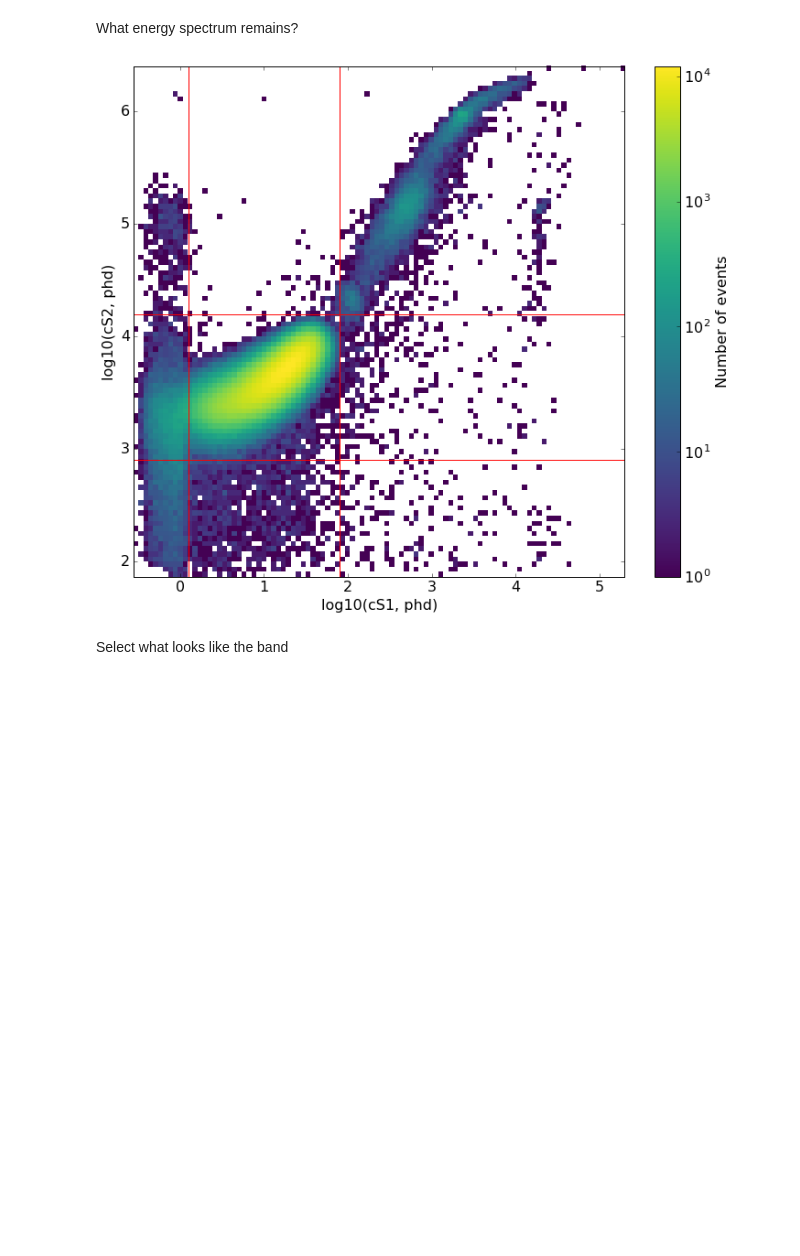
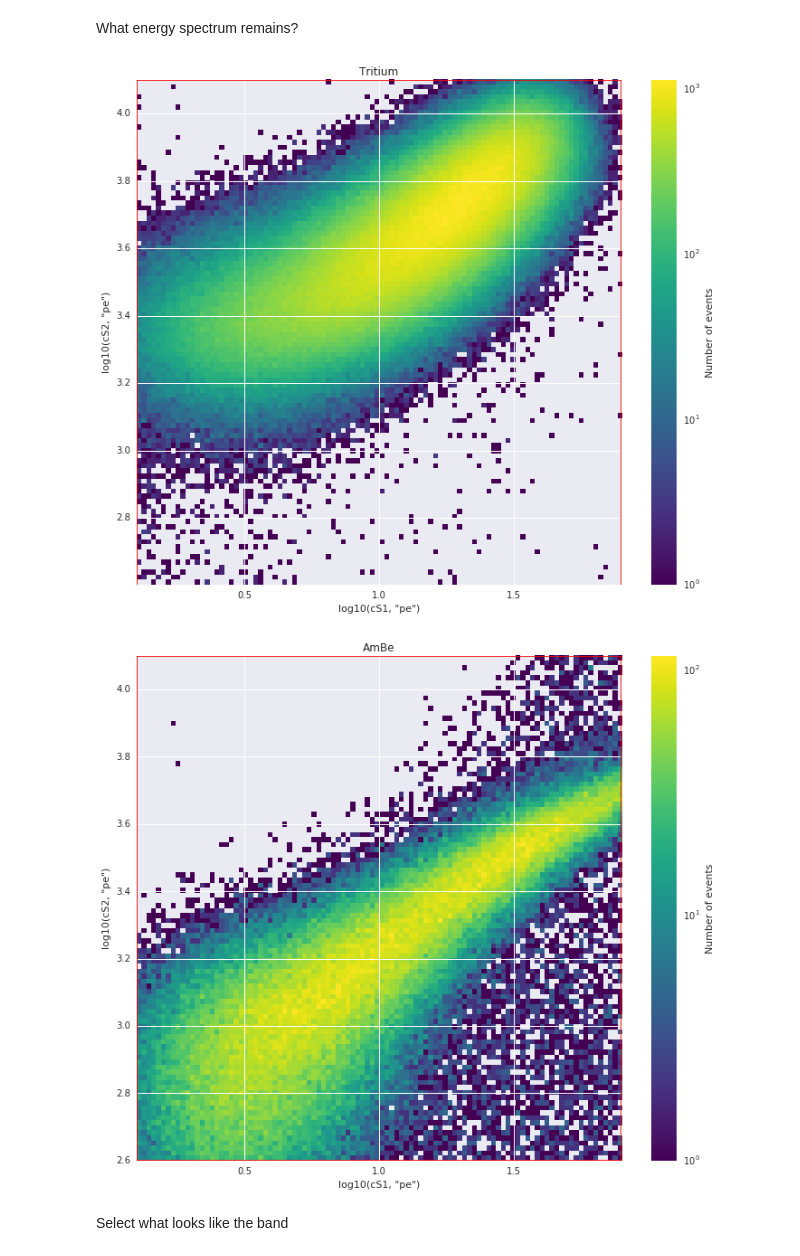
Before and after one commit to XENON1T/hax, a Jupyter notebook: examples/03_er_nr_bands.ipynb, the cells around one changed output. Saved outputs shown, nothing was run; the diff lists cells and outputs as text; code cells hidden in the pictures; blank space fills up the shorter version.

```diff
--- a/examples/03_er_nr_bands.ipynb
+++ b/examples/03_er_nr_bands.ipynb
@@ -75,0 +60,3 @@ df.head()
+# %%
+df_er = hax.minitrees.load([x + '_pax4.1.2' for x in datasets_er]) # Need to append pax version since old processing
+df_nr = hax.minitrees.load(datasets_nr)
@@ -75,0 +95,3 @@ df.head()
+# %%
+df_er['source'] = 'Tritium'
+df_nr['source'] = 'AmBe'
@@ -76,3 +100,5 @@ df.head()
+# %%
+df = pd.concat([df_er, df_nr])
 # %% [markdown]
 This is an old version of pax that uses positive $z$.  Therefore, we need to fix this:
 # %%
@@ -105,6 +142,6 @@ At least an interaction cut: 704074 events removed (69.06% passthrough)
 # %% [markdown]
 Let's apply a light fiducial volume cut:
 # %%
-df = do_cut(df, (-0.05 * tpc_length > df['z']) & (df['z'] > - 0.95 * tpc_length), 'z')
-df = do_cut(df, (df['x']**2 + df['y']**2)**0.5 < tpc_radius * 0.95, 'radial')
+df = do_cut(df, (-0.05 * tpc_length > df['z']) & (df['z'] > - 0.90 * tpc_length), 'z')
+df = do_cut(df, (df['x']**2 + df['y']**2)**0.5 < tpc_radius * 0.90, 'radial')
 # %% [output]
@@ -123,25 +160,27 @@ Double scatter (relative) cut: 398 events removed (99.97% passthrough)
 # %% [markdown]
 What energy spectrum remains?
 # %%
-# Make an S1 vs S2 histogram
-plt.hist2d(np.log10(df['cs1']), np.log10(df['cs2']),
-           bins=100,
-           norm=matplotlib.colors.LogNorm()   # Logarithmic color scale
-)
-plt.colorbar(label='Number of events')
+for source in df['source'].unique():
+    plt.hist2d(np.log10(df[df['source'] == source]['cs1']), np.log10(df[df['source'] == source]['cs2']),
+               bins=100,
+               norm=matplotlib.colors.LogNorm()   # Logarithmic color scale
+    )
+    plt.colorbar(label='Number of events')
 
-plt.xlabel('log10(cS1, phd)')
-plt.ylabel('log10(cS2, phd)')
+    plt.xlabel('log10(cS1, "pe")')
+    plt.ylabel('log10(cS2, "pe")')
 
-# By eye
-plt.axvline(0.1, color='red')
-plt.axvline(1.9, color='red')
-plt.axhline(2.9, color='red')
-plt.axhline(4.2, color='red')
+    # By eye
+    plt.axvline(0.1, color='red')
+    plt.axvline(1.9, color='red')
+    plt.axhline(2.6, color='red')
+    plt.axhline(4.1, color='red')
 
-plt.show()
+    plt.title(source)
+    plt.show()
 # %% [output]
-[figure, old version]
+[figure, new version]
+[figure, added]
 # %% [markdown]
 Select what looks like the band
 # %%
```
Also changed, not shown: parts of 34 cells of this notebook, 1 other file.
